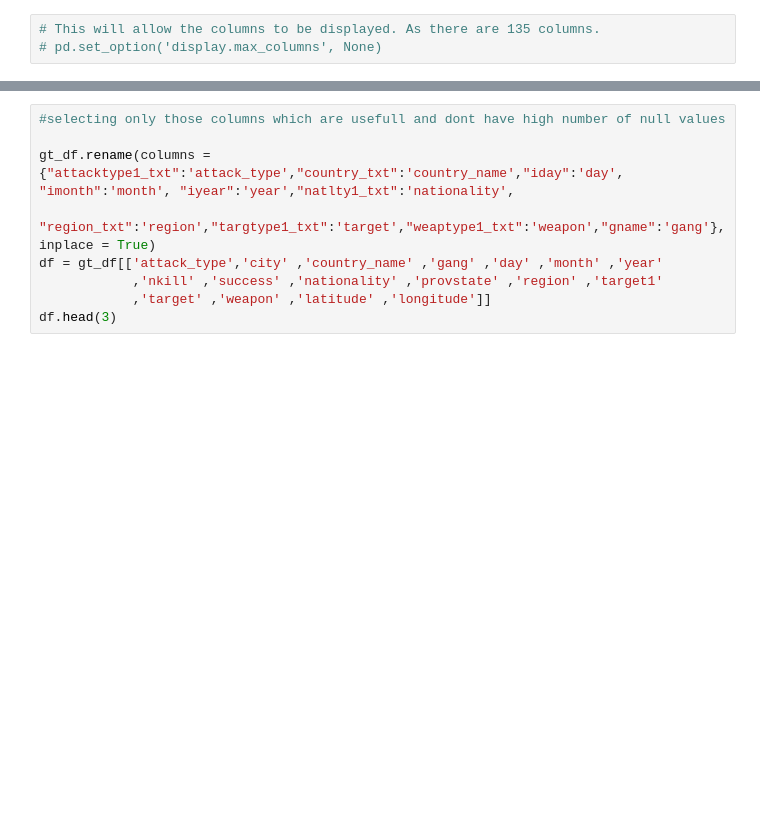
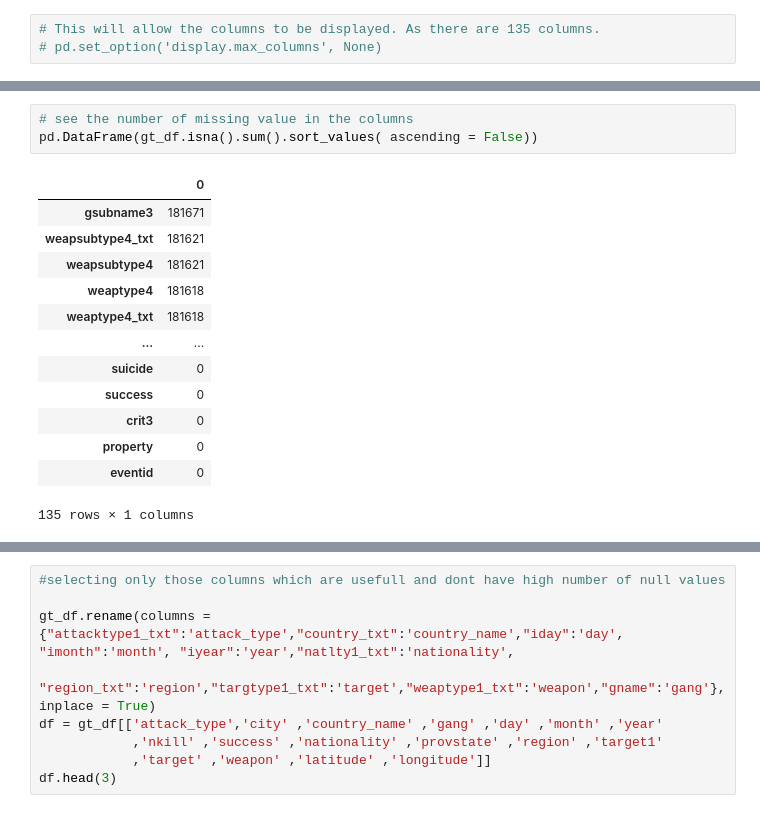
Before and after one commit to ashutosh-sharma-xi/Global-Terrorism-Analysis, a Jupyter notebook: Global_Terrorism_Analysis_Capstone_Project.ipynb, the cells around one changed output, grey strips where cells are left out. Cells and saved outputs as stored; diff of their text form; blank space fills up the shorter version.

```diff
--- a/Global_Terrorism_Analysis_Capstone_Project.ipynb
+++ b/Global_Terrorism_Analysis_Capstone_Project.ipynb
@@ -103,0 +116,17 @@ print(pd.DataFrame(gt_df.isna().sum()).T)
+# %%
+# see the number of missing value in the columns
+pd.DataFrame(gt_df.isna().sum().sort_values( ascending = False))
+# %% [output]
+|  | 0 |
+| gsubname3 | 181671 |
+| weapsubtype4_txt | 181621 |
+| weapsubtype4 | 181621 |
+| weaptype4 | 181618 |
+| weaptype4_txt | 181618 |
+| ... | ... |
+| suicide | 0 |
+| success | 0 |
+| crit3 | 0 |
+| property | 0 |
+| eventid | 0 |
+135 rows × 1 columns
```
Also changed, not shown: parts of 55 cells of this notebook.
